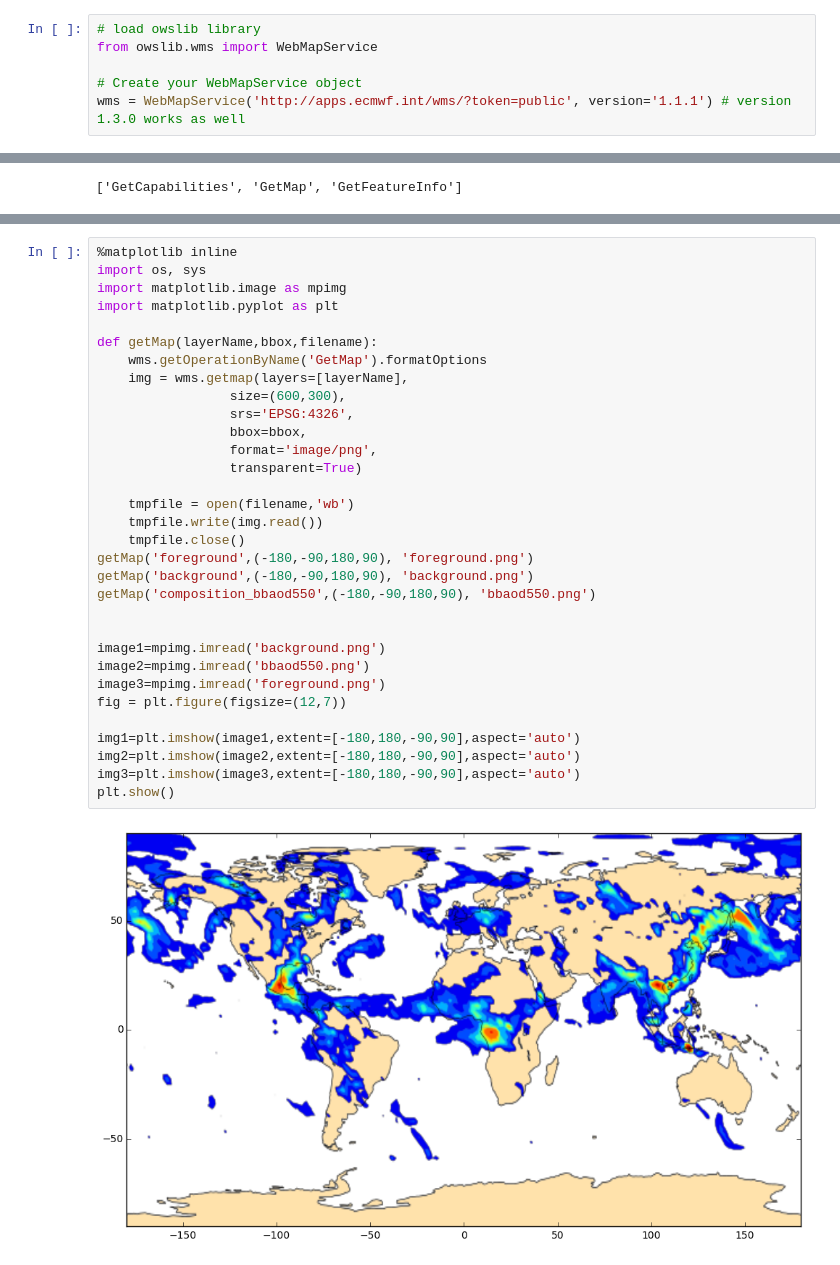
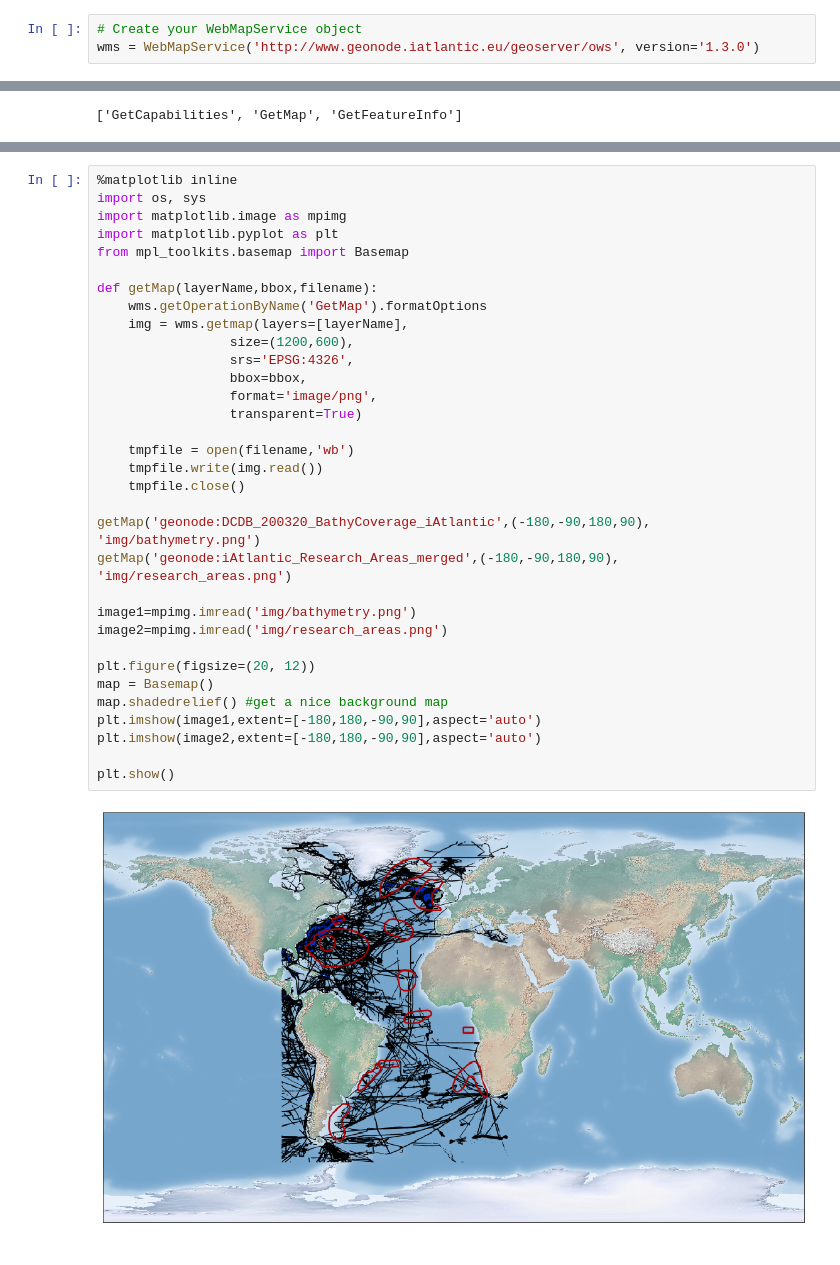
Before and after one commit to iAtlanitcGeoNode/OGC_webservices_workshop, a Jupyter notebook: 2_visualize_data_with_WMS.ipynb, the cells around one changed output, grey strips where cells are left out. Cells and saved outputs as stored; diff of their text form.

```diff
--- a/2_visualize_data_with_WMS.ipynb
+++ b/2_visualize_data_with_WMS.ipynb
@@ -11,6 +14,3 @@
 # %%
-# load owslib library
-from owslib.wms import WebMapService
-
 # Create your WebMapService object
-wms = WebMapService('http://apps.ecmwf.int/wms/?token=public', version='1.1.1') # version 1.3.0 works as well
+wms = WebMapService('http://www.geonode.iatlantic.eu/geoserver/ows', version='1.3.0')
@@ -79,34 +92,35 @@ wms.getOperationByName('GetMap').formatOptions
 # %%
 %matplotlib inline
 import os, sys
 import matplotlib.image as mpimg
 import matplotlib.pyplot as plt
+from mpl_toolkits.basemap import Basemap
 
 def getMap(layerName,bbox,filename):
     wms.getOperationByName('GetMap').formatOptions
     img = wms.getmap(layers=[layerName],
-                 size=(600,300),
+                 size=(1200,600),
                  srs='EPSG:4326',
                  bbox=bbox,
                  format='image/png',
                  transparent=True)
 
     tmpfile = open(filename,'wb')
     tmpfile.write(img.read())
     tmpfile.close()
-getMap('foreground',(-180,-90,180,90), 'foreground.png')
-getMap('background',(-180,-90,180,90), 'background.png')
-getMap('composition_bbaod550',(-180,-90,180,90), 'bbaod550.png')
 
+getMap('geonode:DCDB_200320_BathyCoverage_iAtlantic',(-180,-90,180,90), 'img/bathymetry.png')
+getMap('geonode:iAtlantic_Research_Areas_merged',(-180,-90,180,90), 'img/research_areas.png')
 
-image1=mpimg.imread('background.png')
-image2=mpimg.imread('bbaod550.png')
-image3=mpimg.imread('foreground.png')
-fig = plt.figure(figsize=(12,7))
+image1=mpimg.imread('img/bathymetry.png')
+image2=mpimg.imread('img/research_areas.png')
 
-img1=plt.imshow(image1,extent=[-180,180,-90,90],aspect='auto')
-img2=plt.imshow(image2,extent=[-180,180,-90,90],aspect='auto')
-img3=plt.imshow(image3,extent=[-180,180,-90,90],aspect='auto')
+plt.figure(figsize=(20, 12))
+map = Basemap()
+map.shadedrelief() #get a nice background map
+plt.imshow(image1,extent=[-180,180,-90,90],aspect='auto')
+plt.imshow(image2,extent=[-180,180,-90,90],aspect='auto')
+
 plt.show()
 # %% [output]
-[figure, old version]
+[figure, new version]
```
Also changed, not shown: parts of 23 cells of this notebook, 3 other files.
